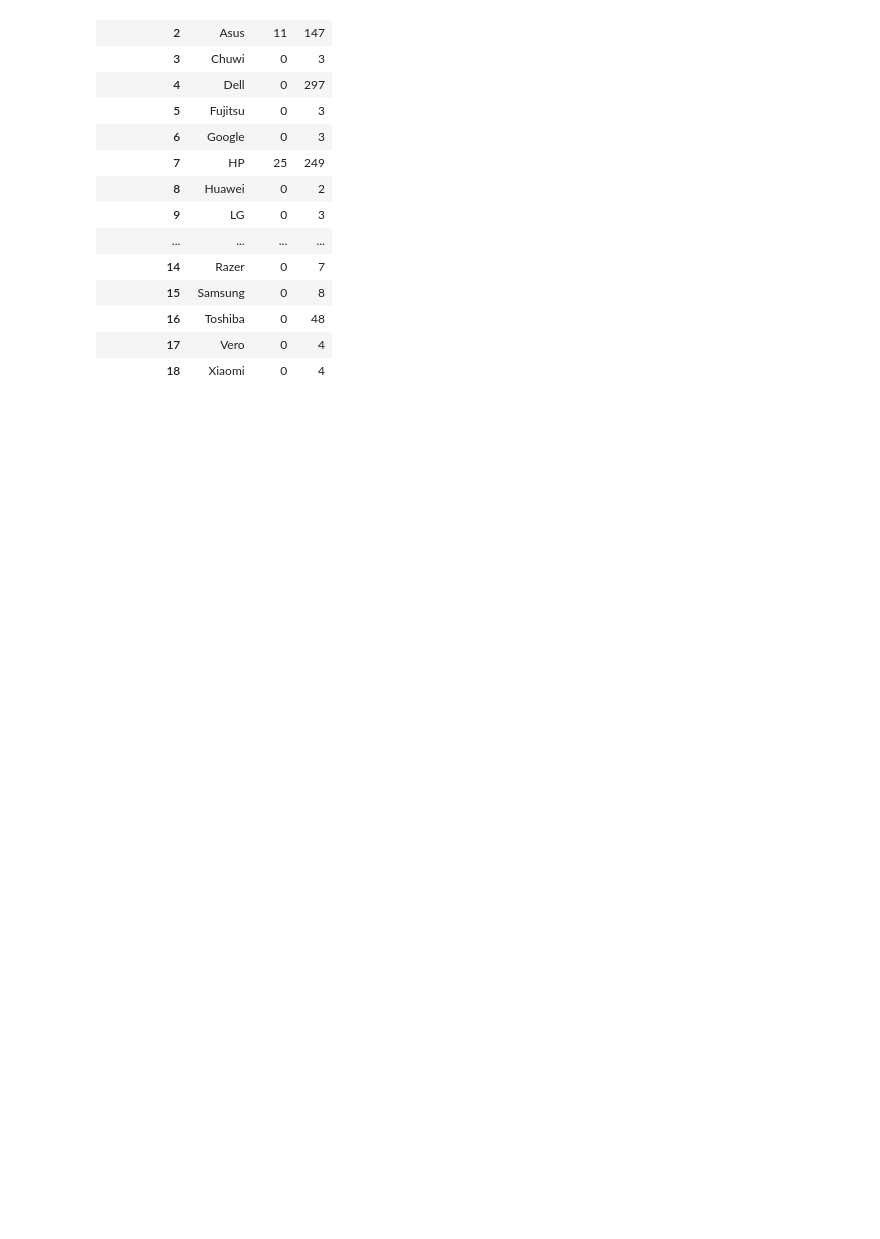
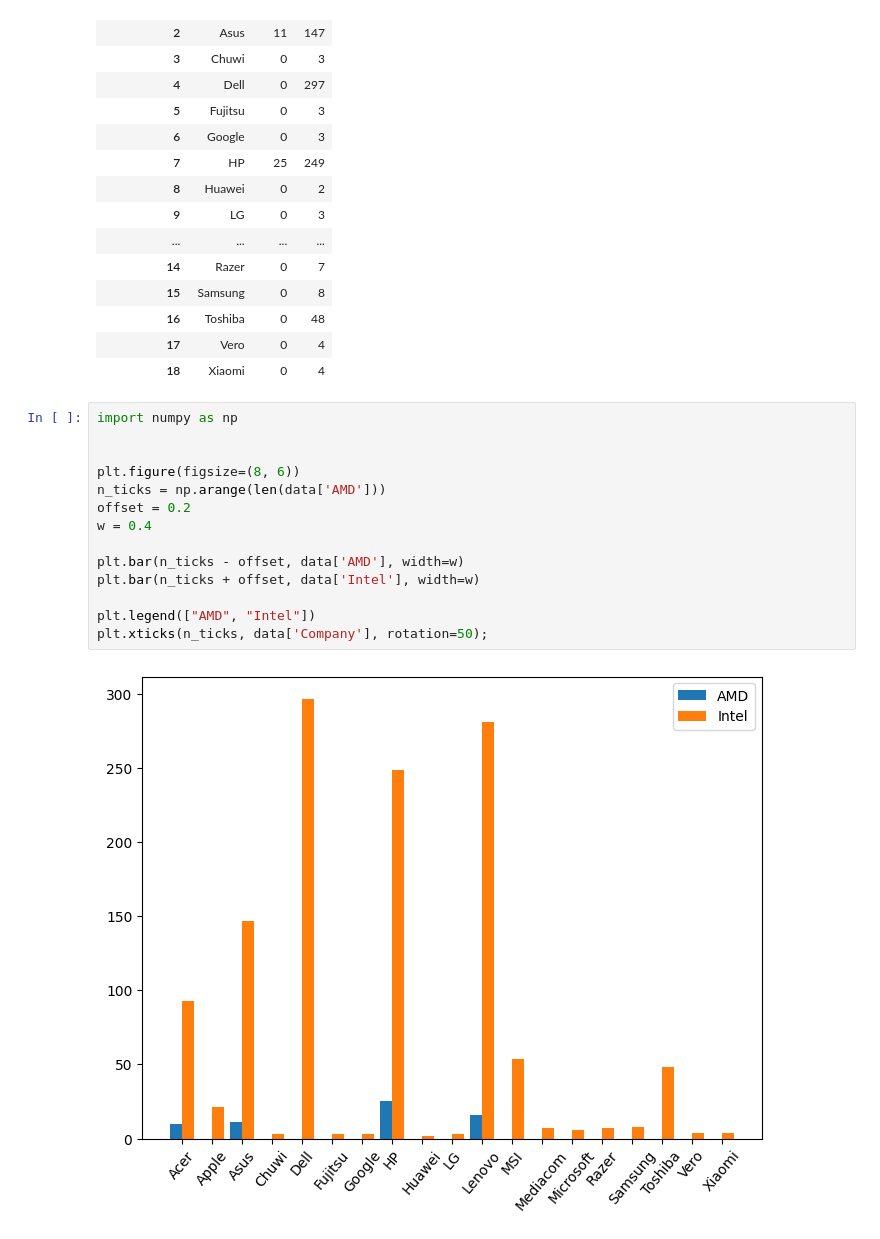
Before and after one commit to Valentinadjdj/DomRabota1, a Jupyter notebook: Seminar2_4.ipynb, the cells around one changed output. Drawn from its saved outputs; the diff is of its cells as text; blank space fills up the shorter version.

```diff
--- a/Seminar2_4.ipynb
+++ b/Seminar2_4.ipynb
@@ -628,3 +628,19 @@ data
 | 16 | Toshiba | 0 | 48 |
 | 17 | Vero | 0 | 4 |
 | 18 | Xiaomi | 0 | 4 |
+# %%
+import numpy as np
+
+
+plt.figure(figsize=(8, 6))
+n_ticks = np.arange(len(data['AMD']))
+offset = 0.2
+w = 0.4
+
+plt.bar(n_ticks - offset, data['AMD'], width=w)
+plt.bar(n_ticks + offset, data['Intel'], width=w)
+
+plt.legend(["AMD", "Intel"])
+plt.xticks(n_ticks, data['Company'], rotation=50);
+# %% [output]
+[figure, added]
```
